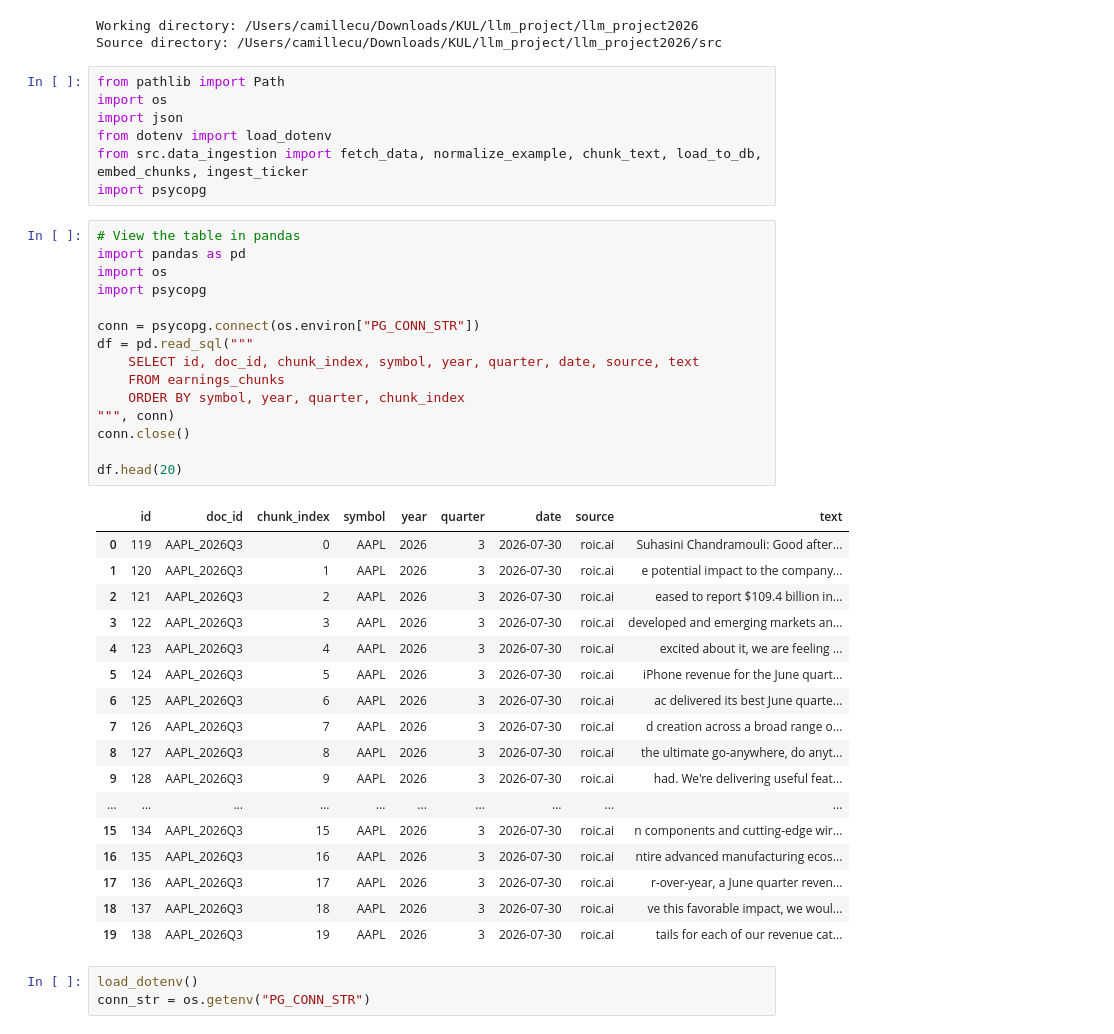
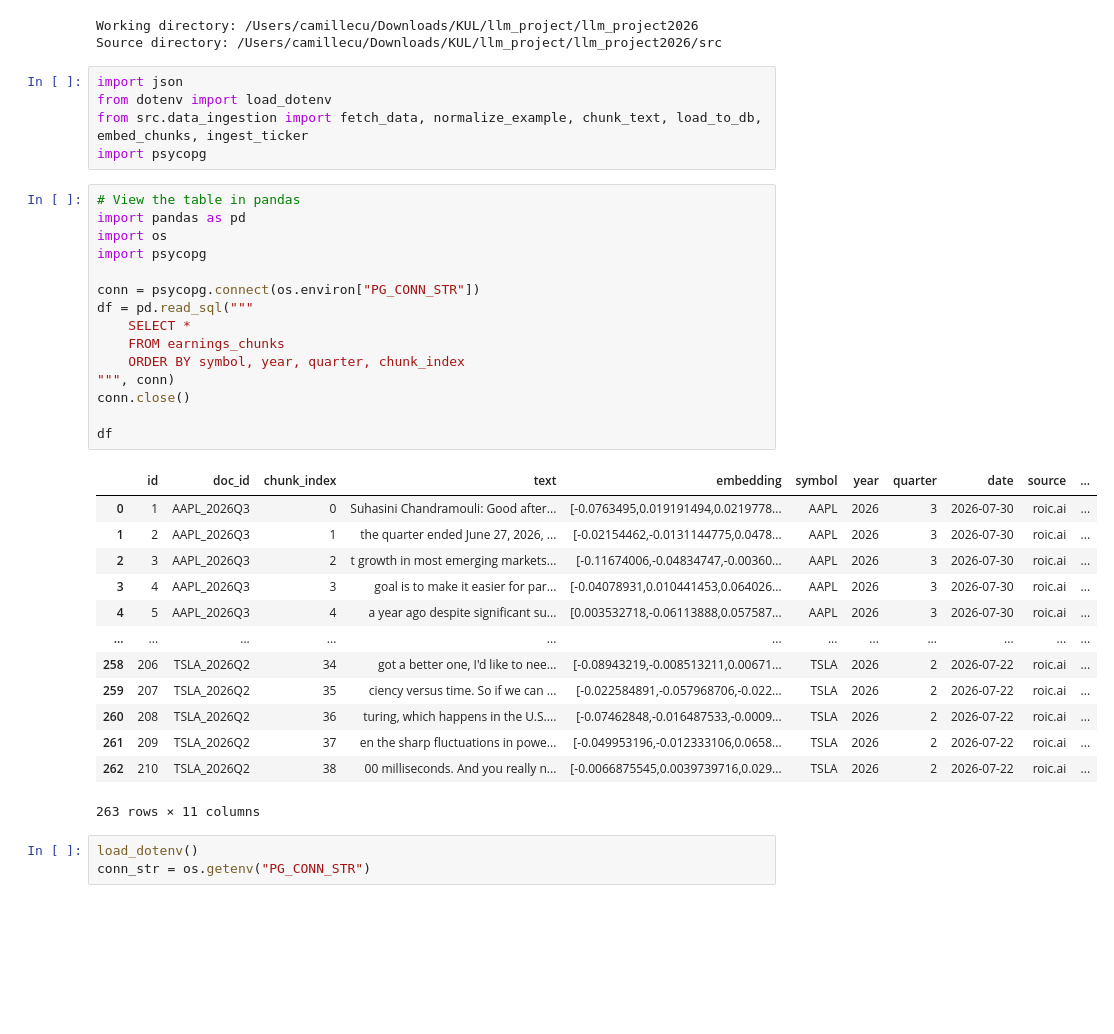
Before and after one commit to camilleecu/Earnings-Call-Intelligence-Agent, a Jupyter notebook: test_notebooks/test_retrieval.ipynb, the cells around one changed output. Cells and saved outputs as stored; diff of their text form; blank space fills up the shorter version.

```diff
--- a/test_notebooks/test_retrieval.ipynb
+++ b/test_notebooks/test_retrieval.ipynb
@@ -16,8 +16,6 @@ print("Source directory:", PROJECT_ROOT / "src")
 Working directory: /Users/camillecu/Downloads/KUL/llm_project/llm_project2026
 Source directory: /Users/camillecu/Downloads/KUL/llm_project/llm_project2026/src
 # %%
-from pathlib import Path
-import os
 import json
 from dotenv import load_dotenv
 from src.data_ingestion import fetch_data, normalize_example, chunk_text, load_to_db, embed_chunks, ingest_ticker
@@ -25,36 +23,32 @@ import psycopg
 # %%
 # View the table in pandas
 import pandas as pd
 import os
 import psycopg
 
 conn = psycopg.connect(os.environ["PG_CONN_STR"])
 df = pd.read_sql("""
-    SELECT id, doc_id, chunk_index, symbol, year, quarter, date, source, text
+    SELECT *
     FROM earnings_chunks
     ORDER BY symbol, year, quarter, chunk_index
 """, conn)
 conn.close()
 
-df.head(20)
+df
 # %% [output]
-|  | id | doc_id | chunk_index | symbol | year | quarter | date | source | text |
-| 0 | 119 | AAPL_2026Q3 | 0 | AAPL | 2026 | 3 | 2026-07-30 | roic.ai | Suhasini Chandramouli: Good after... |
-| 1 | 120 | AAPL_2026Q3 | 1 | AAPL | 2026 | 3 | 2026-07-30 | roic.ai | e potential impact to the company... |
-| 2 | 121 | AAPL_2026Q3 | 2 | AAPL | 2026 | 3 | 2026-07-30 | roic.ai | eased to report $109.4 billion in... |
-| 3 | 122 | AAPL_2026Q3 | 3 | AAPL | 2026 | 3 | 2026-07-30 | roic.ai | developed and emerging markets an... |
-| 4 | 123 | AAPL_2026Q3 | 4 | AAPL | 2026 | 3 | 2026-07-30 | roic.ai | excited about it, we are feeling ... |
-| 5 | 124 | AAPL_2026Q3 | 5 | AAPL | 2026 | 3 | 2026-07-30 | roic.ai | iPhone revenue for the June quart... |
-| 6 | 125 | AAPL_2026Q3 | 6 | AAPL | 2026 | 3 | 2026-07-30 | roic.ai | ac delivered its best June quarte... |
-| 7 | 126 | AAPL_2026Q3 | 7 | AAPL | 2026 | 3 | 2026-07-30 | roic.ai | d creation across a broad range o... |
-| 8 | 127 | AAPL_2026Q3 | 8 | AAPL | 2026 | 3 | 2026-07-30 | roic.ai | the ultimate go-anywhere, do anyt... |
-| 9 | 128 | AAPL_2026Q3 | 9 | AAPL | 2026 | 3 | 2026-07-30 | roic.ai | had. We're delivering useful feat... |
-| ... | ... | ... | ... | ... | ... | ... | ... | ... | ... |
-| 15 | 134 | AAPL_2026Q3 | 15 | AAPL | 2026 | 3 | 2026-07-30 | roic.ai | n components and cutting-edge wir... |
-| 16 | 135 | AAPL_2026Q3 | 16 | AAPL | 2026 | 3 | 2026-07-30 | roic.ai | ntire advanced manufacturing ecos... |
-| 17 | 136 | AAPL_2026Q3 | 17 | AAPL | 2026 | 3 | 2026-07-30 | roic.ai | r-over-year, a June quarter reven... |
-| 18 | 137 | AAPL_2026Q3 | 18 | AAPL | 2026 | 3 | 2026-07-30 | roic.ai | ve this favorable impact, we woul... |
-| 19 | 138 | AAPL_2026Q3 | 19 | AAPL | 2026 | 3 | 2026-07-30 | roic.ai | tails for each of our revenue cat... |
+|  | id | doc_id | chunk_index | text | embedding | symbol | year | quarter | date | source | ... |
+| 0 | 1 | AAPL_2026Q3 | 0 | Suhasini Chandramouli: Good after... | [-0.0763495,0.019191494,0.0219778... | AAPL | 2026 | 3 | 2026-07-30 | roic.ai | ... |
+| 1 | 2 | AAPL_2026Q3 | 1 | the quarter ended June 27, 2026, ... | [-0.02154462,-0.0131144775,0.0478... | AAPL | 2026 | 3 | 2026-07-30 | roic.ai | ... |
+| 2 | 3 | AAPL_2026Q3 | 2 | t growth in most emerging markets... | [-0.11674006,-0.04834747,-0.00360... | AAPL | 2026 | 3 | 2026-07-30 | roic.ai | ... |
+| 3 | 4 | AAPL_2026Q3 | 3 | goal is to make it easier for par... | [-0.04078931,0.010441453,0.064026... | AAPL | 2026 | 3 | 2026-07-30 | roic.ai | ... |
+| 4 | 5 | AAPL_2026Q3 | 4 | a year ago despite significant su... | [0.003532718,-0.06113888,0.057587... | AAPL | 2026 | 3 | 2026-07-30 | roic.ai | ... |
+| ... | ... | ... | ... | ... | ... | ... | ... | ... | ... | ... | ... |
+| 258 | 206 | TSLA_2026Q2 | 34 | got a better one, I'd like to nee... | [-0.08943219,-0.008513211,0.00671... | TSLA | 2026 | 2 | 2026-07-22 | roic.ai | ... |
+| 259 | 207 | TSLA_2026Q2 | 35 | ciency versus time. So if we can ... | [-0.022584891,-0.057968706,-0.022... | TSLA | 2026 | 2 | 2026-07-22 | roic.ai | ... |
+| 260 | 208 | TSLA_2026Q2 | 36 | turing, which happens in the U.S.... | [-0.07462848,-0.016487533,-0.0009... | TSLA | 2026 | 2 | 2026-07-22 | roic.ai | ... |
+| 261 | 209 | TSLA_2026Q2 | 37 | en the sharp fluctuations in powe... | [-0.049953196,-0.012333106,0.0658... | TSLA | 2026 | 2 | 2026-07-22 | roic.ai | ... |
+| 262 | 210 | TSLA_2026Q2 | 38 | 00 milliseconds. And you really n... | [-0.0066875545,0.0039739716,0.029... | TSLA | 2026 | 2 | 2026-07-22 | roic.ai | ... |
+263 rows × 11 columns
 # %%
 load_dotenv()
 conn_str = os.getenv("PG_CONN_STR")
```
Also changed, not shown: parts of 16 cells of this notebook, 25 other files.
